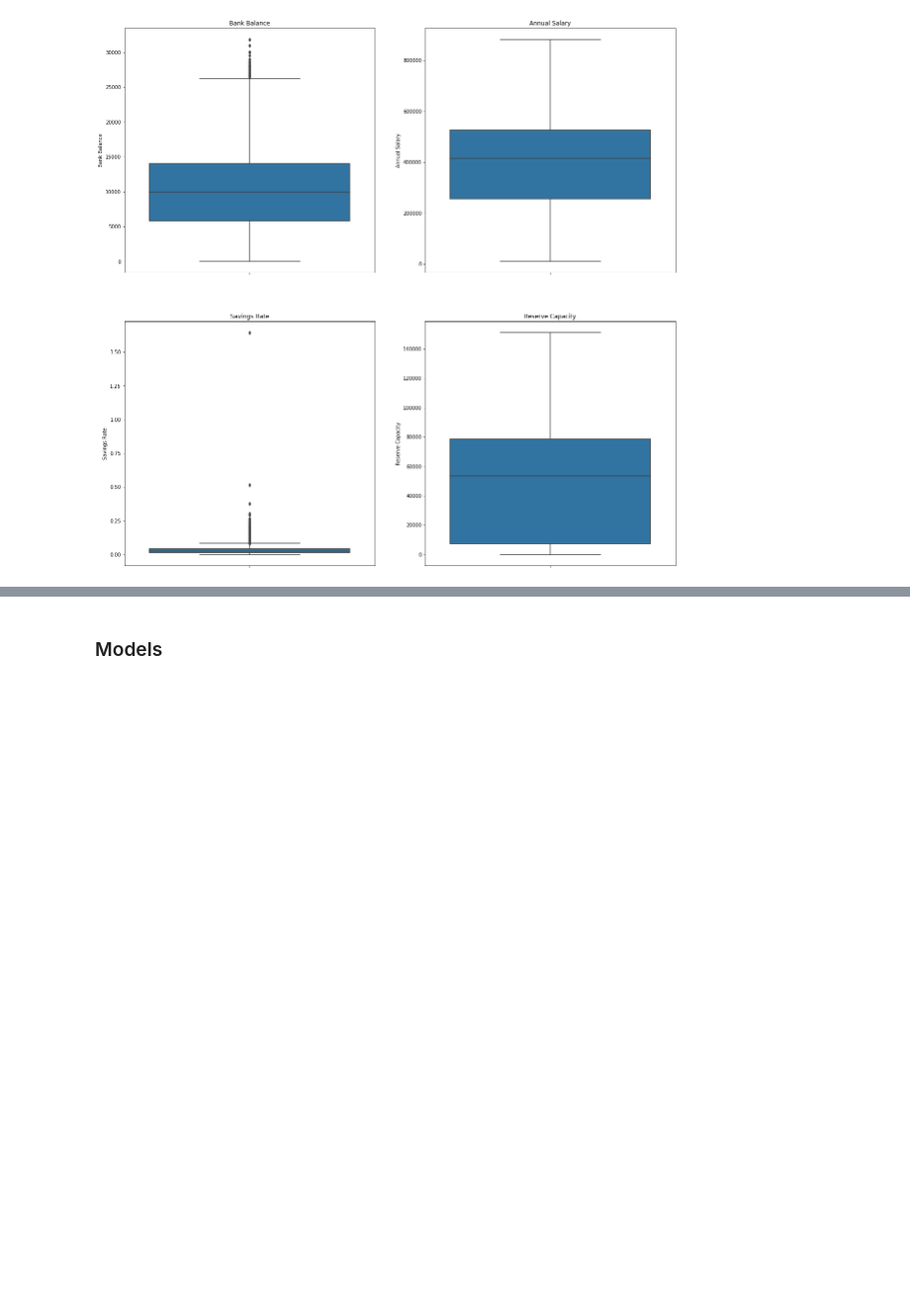
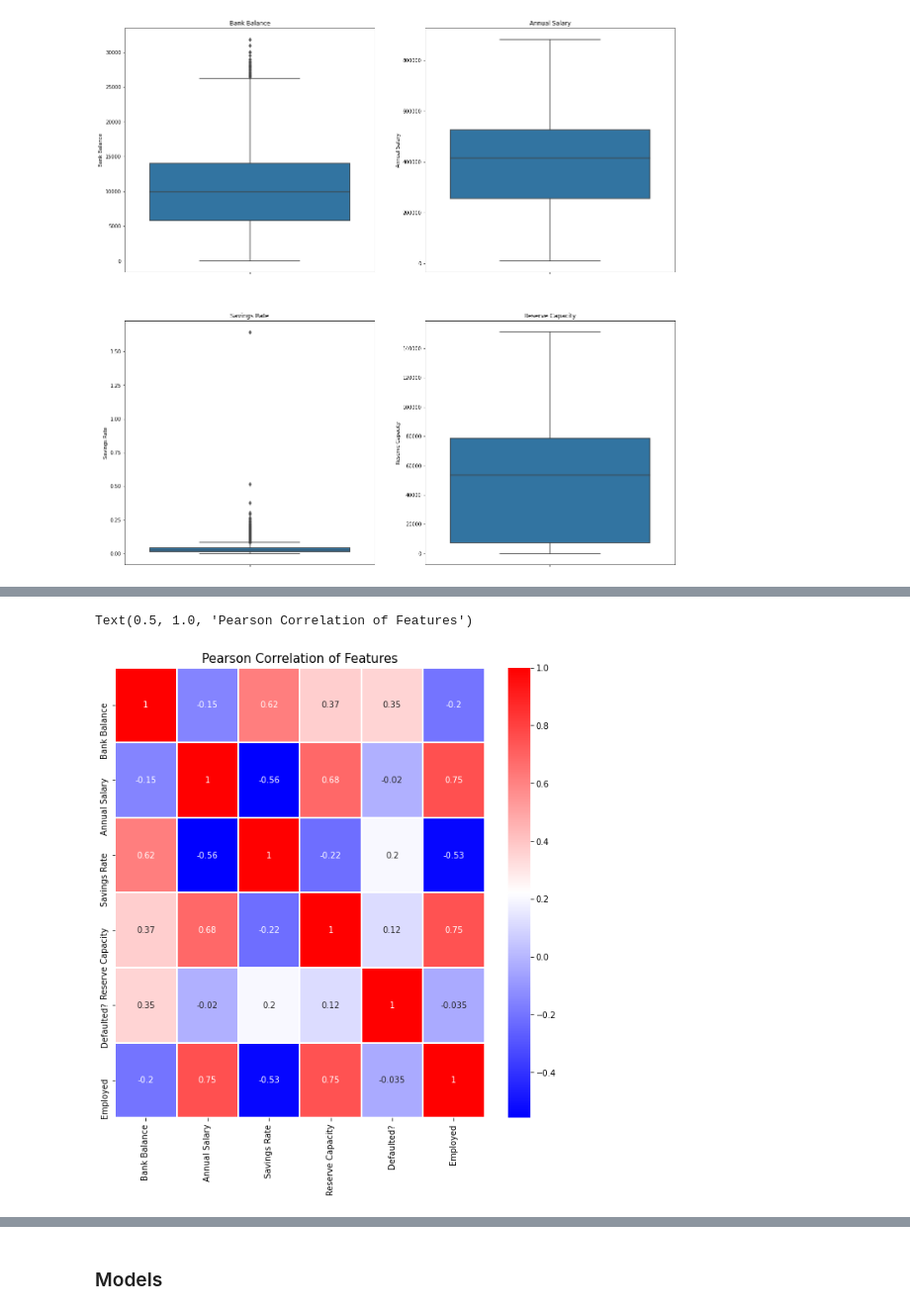
Before and after one commit to jmfinnegan12/Loan-default, a Jupyter notebook: Loan Defaults.ipynb, the cells around one changed output, grey strips where cells are left out. Shown: that part at 99% size. Drawn from its saved outputs; the diff is of its cells as text; code cells hidden in the pictures; blank space fills up the shorter version.

```diff
--- a/Loan Defaults.ipynb
+++ b/Loan Defaults.ipynb
@@ -143,6 +204,9 @@ pd.crosstab(data['Employed'], data['Defaulted?'], normalize='index')
 # %%
 colormap = plt.cm.bwr
-plt.figure(figsize=(10,10))
-sns.heatmap(data[['Bank Balance', 'Annual Salary', 'Defaulted?', 'Employed']].corr(), linewidths=0.1, vmax=1.0,
-            cmap=colormap, linecolor='white', annot=True)
+plt.figure(figsize=(10, 10))
+sns.heatmap(data[['Bank Balance', 'Annual Salary', 'Savings Rate', 'Reserve Capacity', 'Defaulted?',
+                  'Employed']].corr(), linewidths=0.1, vmax=1.0, cmap=colormap, linecolor='white', annot=True)
 plt.title('Pearson Correlation of Features', size=15)
+# %% [output]
+Text(0.5, 1.0, 'Pearson Correlation of Features')
+[figure, added]
```
Also changed, not shown: parts of 25 cells of this notebook.
